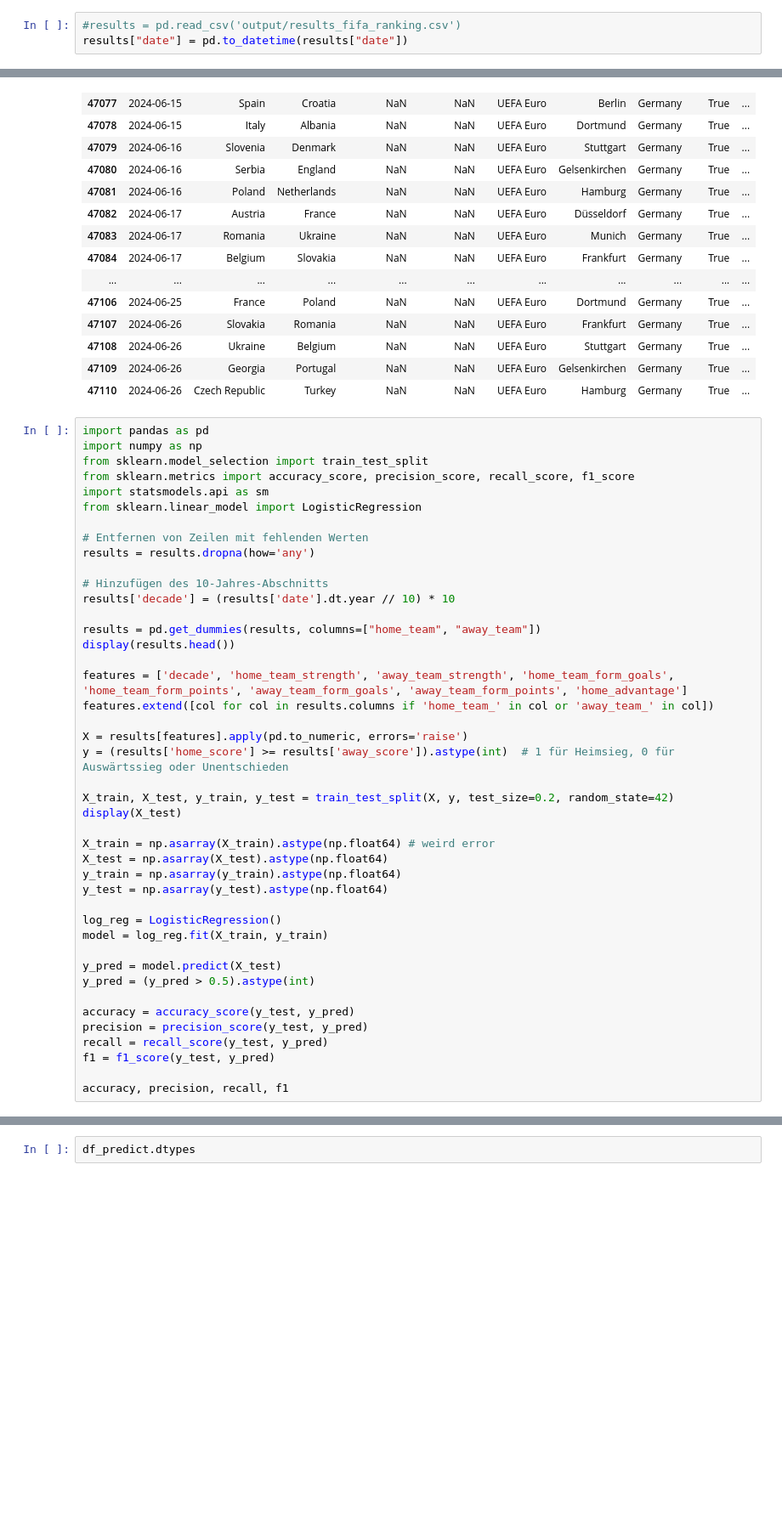
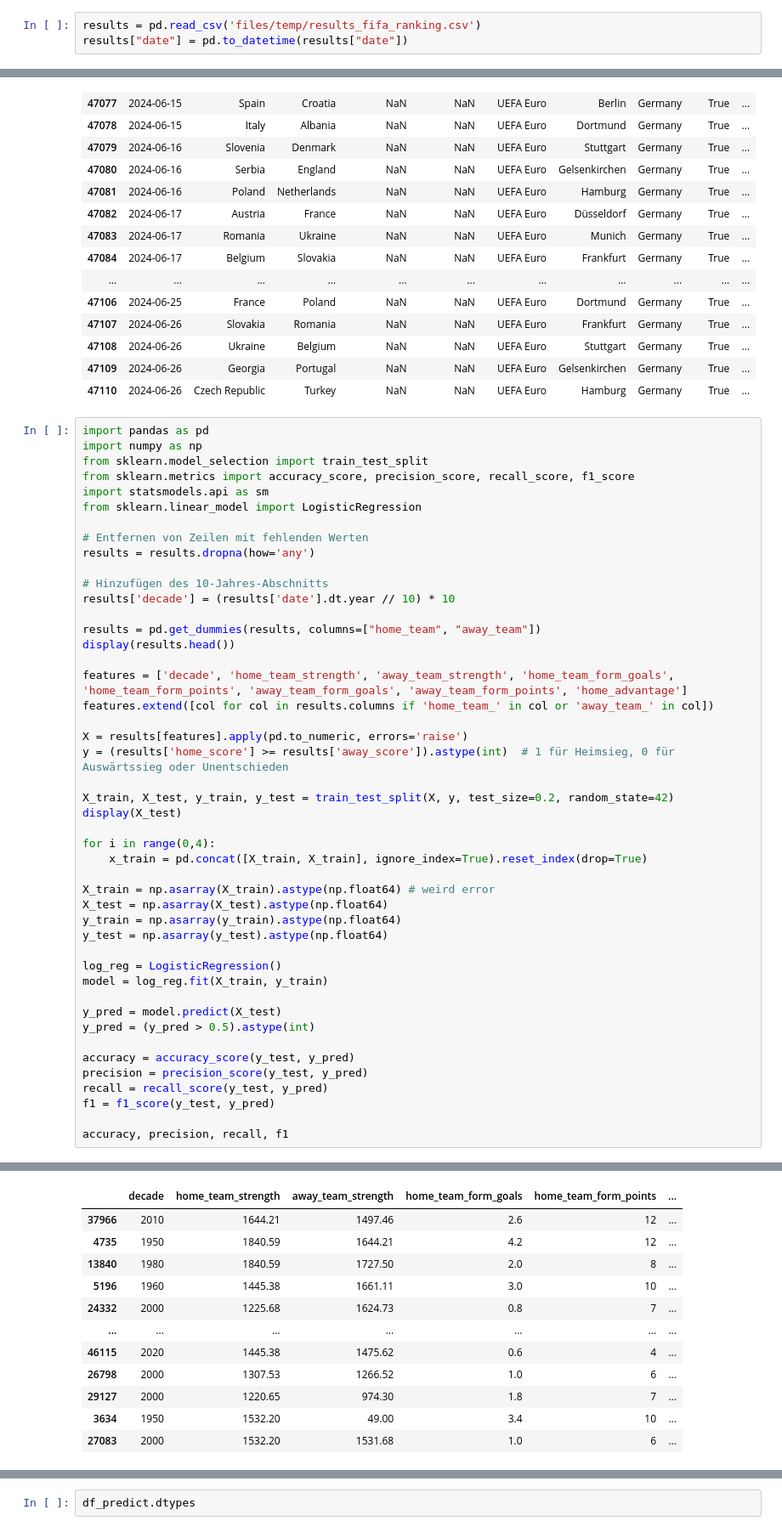
Before and after one commit to NiklasSeitherDHBW/Fussballergebnisse, a Jupyter notebook: Niklas_classify-winner.ipynb, the cells around one changed output, grey strips where cells are left out. Shown at 85% size. Drawn from its saved outputs; the diff is of its cells as text; blank space fills up the shorter version.

```diff
--- a/classify-winner.ipynb
+++ b/Niklas_classify-winner.ipynb
@@ -202,5 +224,5 @@ results['home_advantage'] = (~results['neutral']).astype(int)
 # %%
-#results = pd.read_csv('output/results_fifa_ranking.csv')
+results = pd.read_csv('files/temp/results_fifa_ranking.csv')
 results["date"] = pd.to_datetime(results["date"])
 # %%
 results_backup = results.copy()
@@ -269,6 +291,9 @@ y = (results['home_score'] >= results['away_score']).astype(int)  # 1 für Heims
 X_train, X_test, y_train, y_test = train_test_split(X, y, test_size=0.2, random_state=42)
 display(X_test)
 
+for i in range(0,4):
+    x_train = pd.concat([X_train, X_train], ignore_index=True).reset_index(drop=True)
+
 X_train = np.asarray(X_train).astype(np.float64) # weird error
 X_test = np.asarray(X_test).astype(np.float64)
 y_train = np.asarray(y_train).astype(np.float64)
@@ -296,0 +322,12 @@ accuracy, precision, recall, f1
+|  | decade | home_team_strength | away_team_strength | home_team_form_goals | home_team_form_points | ... |
+| 37966 | 2010 | 1644.21 | 1497.46 | 2.6 | 12 | ... |
+| 4735 | 1950 | 1840.59 | 1644.21 | 4.2 | 12 | ... |
+| 13840 | 1980 | 1840.59 | 1727.50 | 2.0 | 8 | ... |
+| 5196 | 1960 | 1445.38 | 1661.11 | 3.0 | 10 | ... |
+| 24332 | 2000 | 1225.68 | 1624.73 | 0.8 | 7 | ... |
+| ... | ... | ... | ... | ... | ... | ... |
+| 46115 | 2020 | 1445.38 | 1475.62 | 0.6 | 4 | ... |
+| 26798 | 2000 | 1307.53 | 1266.52 | 1.0 | 6 | ... |
+| 29127 | 2000 | 1220.65 | 974.30 | 1.8 | 7 | ... |
+| 3634 | 1950 | 1532.20 | 49.00 | 3.4 | 10 | ... |
+| 27083 | 2000 | 1532.20 | 1531.68 | 1.0 | 6 | ... |
```
Also changed, not shown: parts of 8 cells of this notebook, 15 other files.
